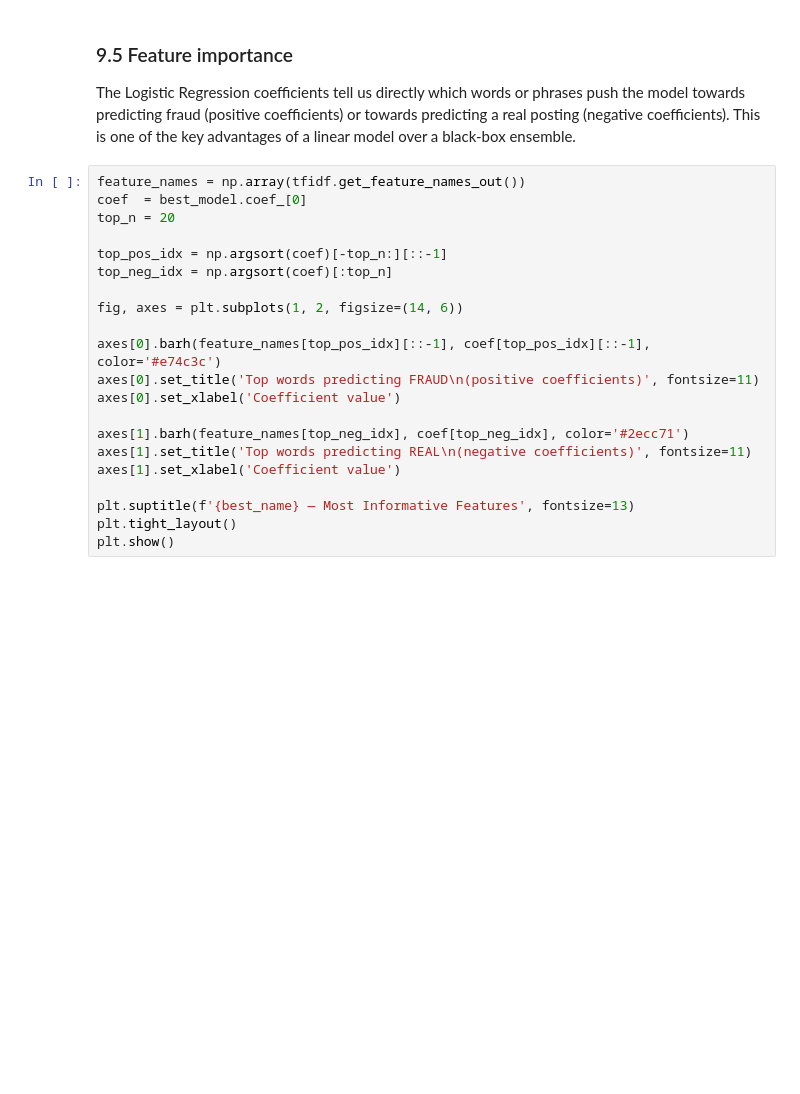
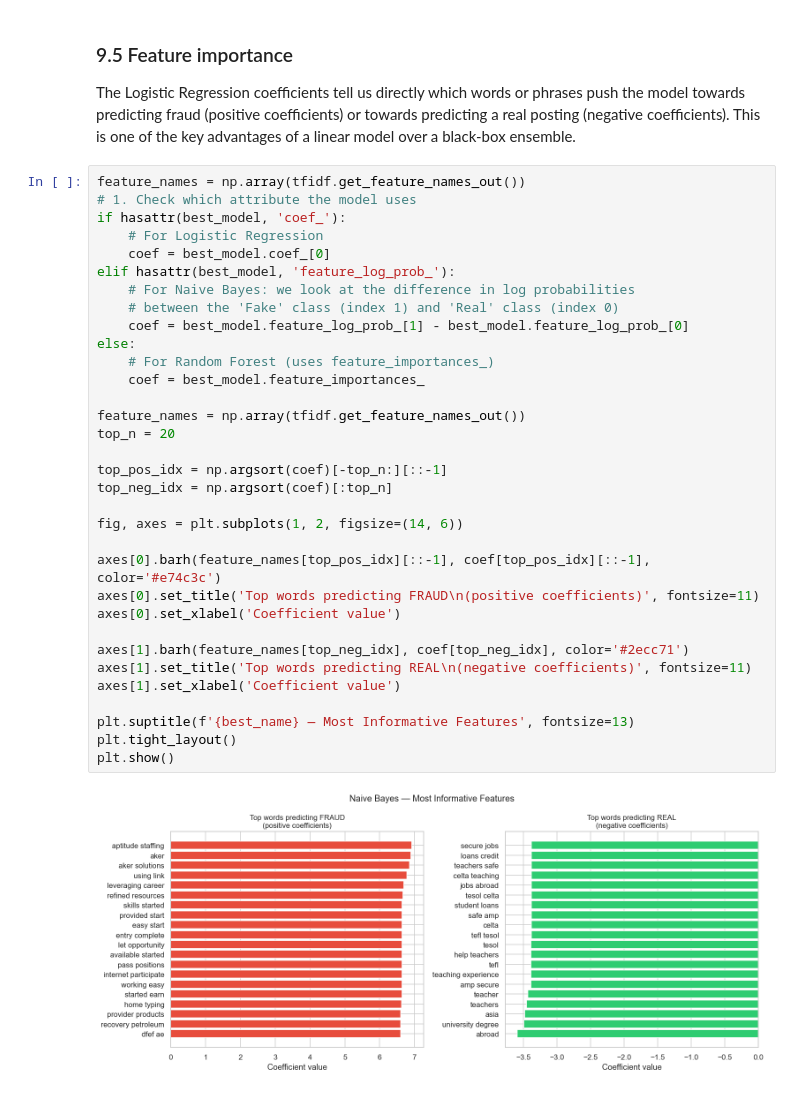
Before and after one commit to singhal-arnav/Fake-Job-Posting-Detection, a Jupyter notebook: modelling.ipynb, the cells around one changed output. Saved outputs shown, nothing was run; the diff lists cells and outputs as text; blank space fills up the shorter version.

```diff
--- a/modelling.ipynb
+++ b/modelling.ipynb
@@ -402,22 +496,36 @@ print(classification_report(y_test, y_pred, target_names=['Real', 'Fake']))
 The Logistic Regression coefficients tell us directly which words or phrases push the model towards predicting fraud (positive coefficients) or towards predicting a real posting (negative coefficients). This is one of the key advantages of a linear model over a black-box ensemble.
 # %%
 feature_names = np.array(tfidf.get_feature_names_out())
-coef  = best_model.coef_[0]
+# 1. Check which attribute the model uses
+if hasattr(best_model, 'coef_'):
+    # For Logistic Regression
+    coef = best_model.coef_[0]
+elif hasattr(best_model, 'feature_log_prob_'):
+    # For Naive Bayes: we look at the difference in log probabilities
+    # between the 'Fake' class (index 1) and 'Real' class (index 0)
+    coef = best_model.feature_log_prob_[1] - best_model.feature_log_prob_[0]
+else:
+    # For Random Forest (uses feature_importances_)
+    coef = best_model.feature_importances_
+
+feature_names = np.array(tfidf.get_feature_names_out())
 top_n = 20
 
 top_pos_idx = np.argsort(coef)[-top_n:][::-1]
 top_neg_idx = np.argsort(coef)[:top_n]
 
 fig, axes = plt.subplots(1, 2, figsize=(14, 6))
 
 axes[0].barh(feature_names[top_pos_idx][::-1], coef[top_pos_idx][::-1], color='#e74c3c')
 axes[0].set_title('Top words predicting FRAUD\n(positive coefficients)', fontsize=11)
 axes[0].set_xlabel('Coefficient value')
 
 axes[1].barh(feature_names[top_neg_idx], coef[top_neg_idx], color='#2ecc71')
 axes[1].set_title('Top words predicting REAL\n(negative coefficients)', fontsize=11)
 axes[1].set_xlabel('Coefficient value')
 
 plt.suptitle(f'{best_name} — Most Informative Features', fontsize=13)
 plt.tight_layout()
 plt.show()
+# %% [output]
+[figure, added]
```
Also changed, not shown: parts of 15 cells of this notebook, 9 other files.
